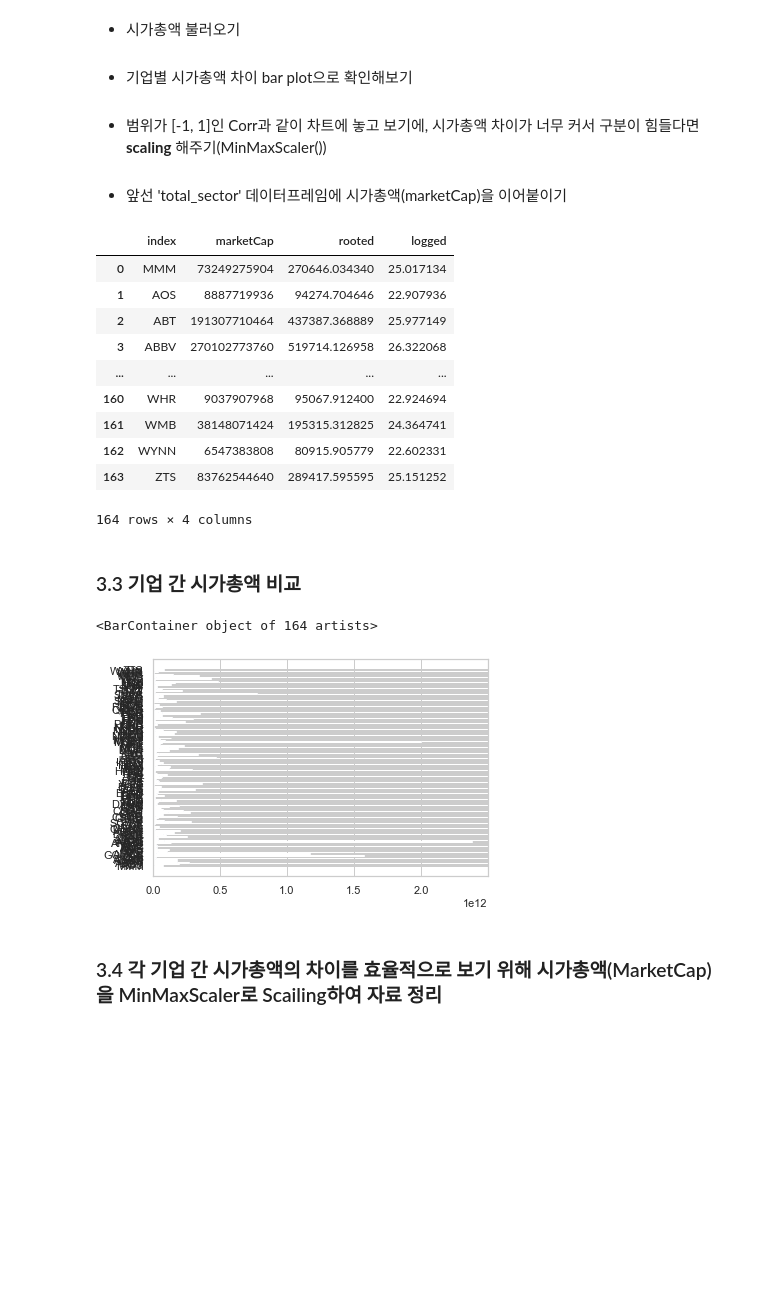
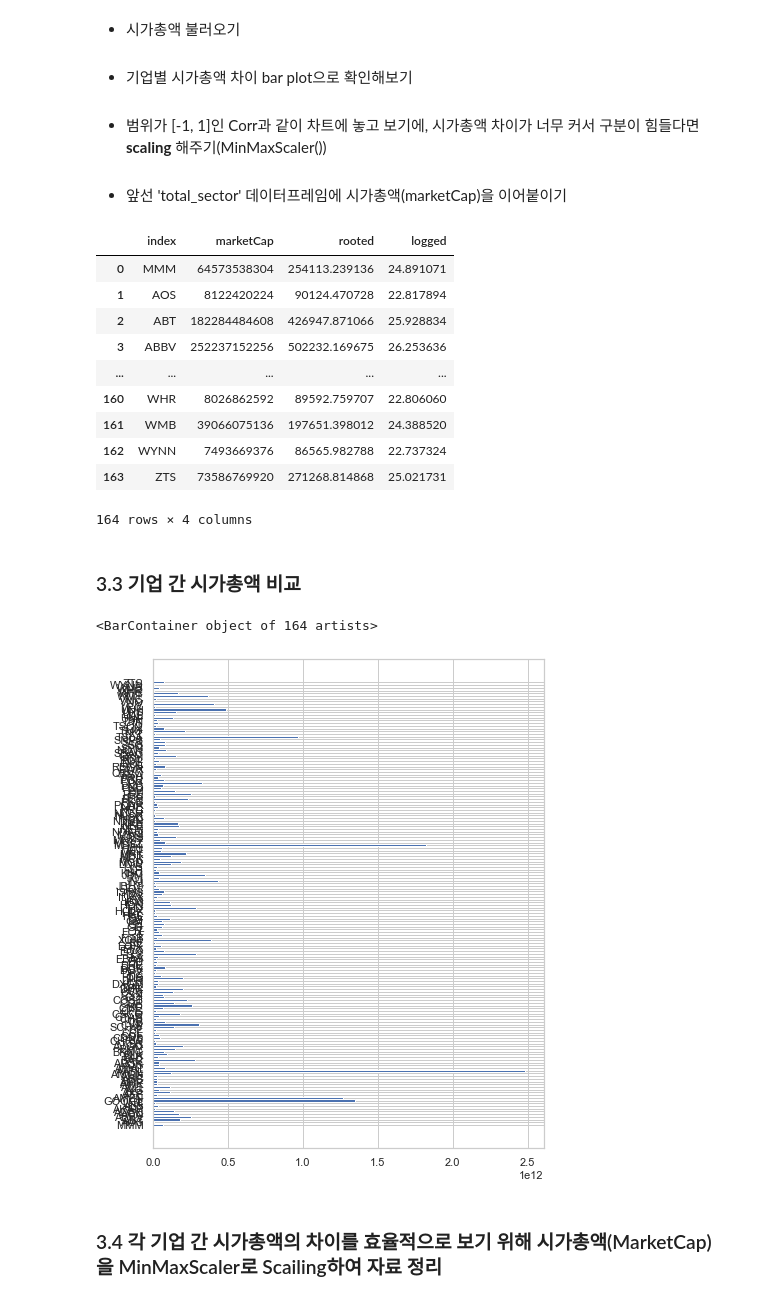
Before and after one commit to wechsley/ESG-Project, a Jupyter notebook: S&P 500 기업 목록 대상으로 한 Total ESG risk ratings와 주가 간의 상관관계 분석(2022.07 2차).ipynb, the cells around one changed output. Drawn from its saved outputs; the diff is of its cells as text; code cells hidden in the pictures; blank space fills up the shorter version.

```diff
--- a/S&P 500 기업 목록 대상으로 한 Total ESG risk ratings와 주가 간의 상관관계 분석(2022.07 2차).ipynb
+++ b/S&P 500 기업 목록 대상으로 한 Total ESG risk ratings와 주가 간의 상관관계 분석(2022.07 2차).ipynb
@@ -252,6 +252,8 @@ total_details_df
 total_details_df.to_csv('./total_details_df(AdjClose)_20220712')
 # %% [markdown]
 ### 2.5 전체 기업의 상관계수를 bar plot으로 나열해보는 작업
+# %%
+total_details_df = pd.read_csv('./total_details_df(AdjClose)_20220712', index_col=0)
 # %%
 total_bar_df = total_details_df.sort_values(by='Corr', ascending=False).reset_index(drop=True)
 total_bar_df
@@ -478,25 +486,26 @@ marketData_df = df4
 marketData_df
 # %% [output]
 |  | index | marketCap | rooted | logged |
-| 0 | MMM | 73249275904 | 270646.034340 | 25.017134 |
-| 1 | AOS | 8887719936 | 94274.704646 | 22.907936 |
-| 2 | ABT | 191307710464 | 437387.368889 | 25.977149 |
-| 3 | ABBV | 270102773760 | 519714.126958 | 26.322068 |
+| 0 | MMM | 64573538304 | 254113.239136 | 24.891071 |
+| 1 | AOS | 8122420224 | 90124.470728 | 22.817894 |
+| 2 | ABT | 182284484608 | 426947.871066 | 25.928834 |
+| 3 | ABBV | 252237152256 | 502232.169675 | 26.253636 |
 | ... | ... | ... | ... | ... |
-| 160 | WHR | 9037907968 | 95067.912400 | 22.924694 |
-| 161 | WMB | 38148071424 | 195315.312825 | 24.364741 |
-| 162 | WYNN | 6547383808 | 80915.905779 | 22.602331 |
-| 163 | ZTS | 83762544640 | 289417.595595 | 25.151252 |
+| 160 | WHR | 8026862592 | 89592.759707 | 22.806060 |
+| 161 | WMB | 39066075136 | 197651.398012 | 24.388520 |
+| 162 | WYNN | 7493669376 | 86565.982788 | 22.737324 |
+| 163 | ZTS | 73586769920 | 271268.814868 | 25.021731 |
 164 rows × 4 columns
 # %% [markdown]
 ### 3.3 기업 간 시가총액 비교
 # %%
 import matplotlib.pyplot as plt
 
+plt.figure(figsize=(7,9))
 plt.barh(marketData_df['index'],marketData_df['marketCap'])
 # %% [output]
 <BarContainer object of 164 artists>
-[figure, old version]
+[figure, new version]
 # %% [markdown]
 ### 3.4 각 기업 간 시가총액의 차이를 효율적으로 보기 위해 시가총액(MarketCap)을 MinMaxScaler로 Scailing하여 자료 정리
 # %%
```
Also changed, not shown: parts of 8 cells of this notebook.
